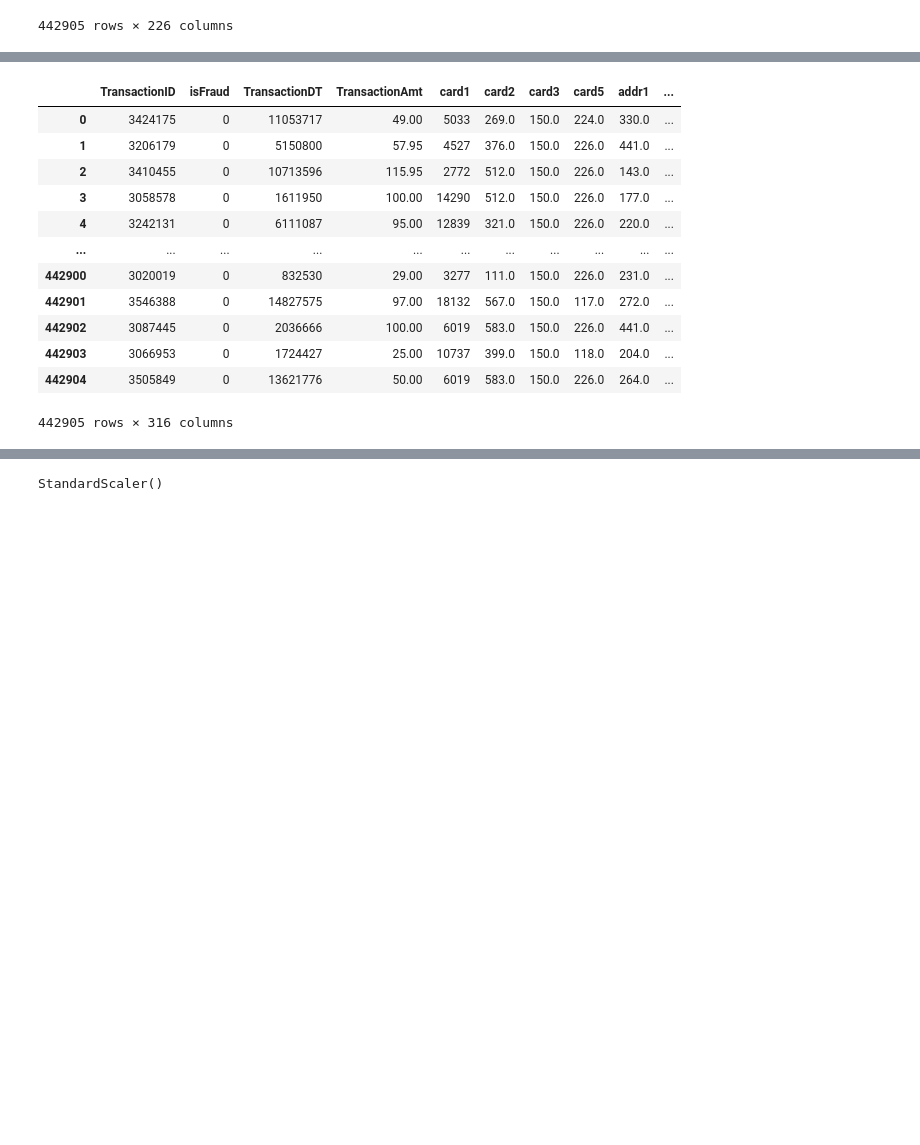
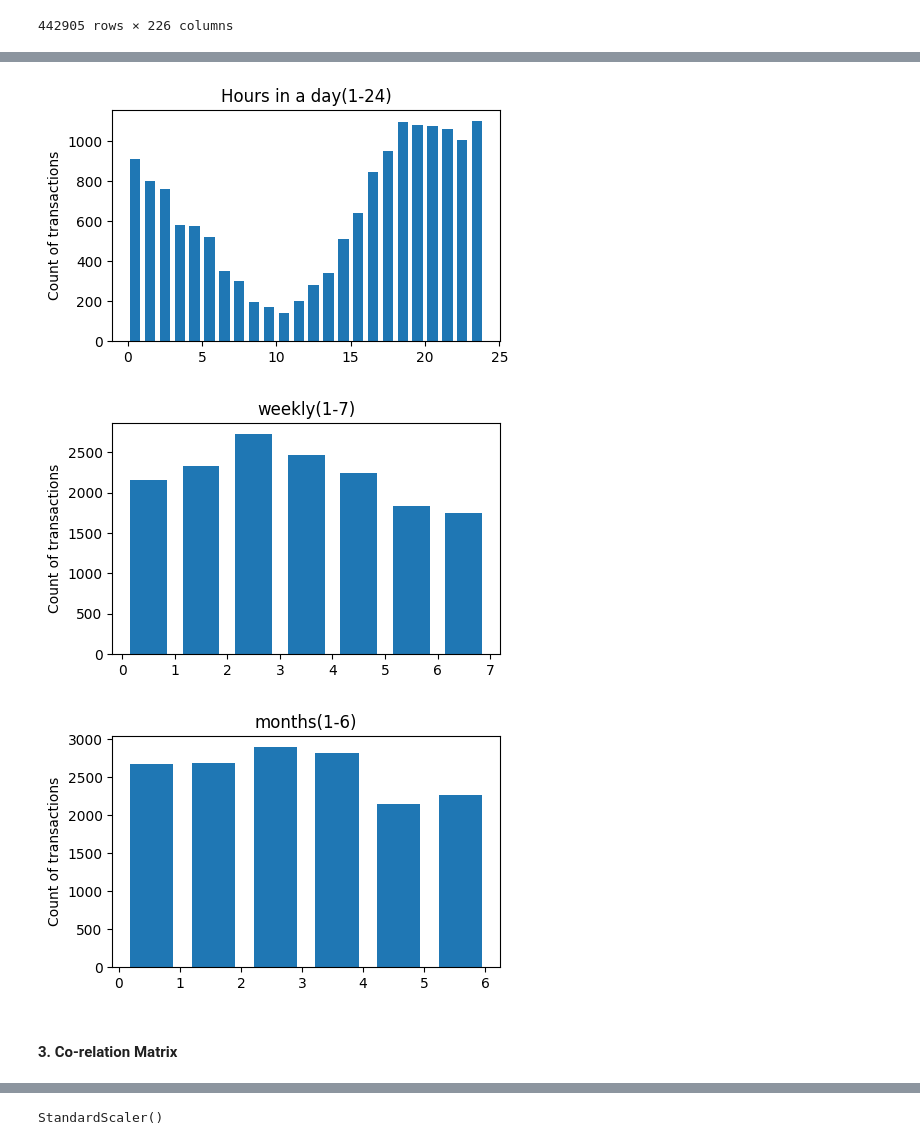
Before and after one commit to sm0223/its_a_fraud_ml, a Jupyter notebook: its-a-fraud.ipynb, the cells around one changed output, grey strips where cells are left out. Drawn from its saved outputs; the diff is of its cells as text; code cells hidden in the pictures; blank space fills up the shorter version.

```diff
--- a/its-a-fraud.ipynb
+++ b/its-a-fraud.ipynb
@@ -243,16 +220,46 @@ one_hot_encoded_data = pd.get_dummies(newdf, columns = ['ProductCD','card4','car
+# %%
+
+no_of_seconds_hour = 3600
+no_of_seconds_day = 24 * no_of_seconds_hour
+no_of_seconds_week = 7 * no_of_seconds_day
+no_of_seconds_month = 30 * no_of_seconds_day
+
+transactions_per_hour = (newdf['TransactionDT'] % no_of_seconds_day) / no_of_seconds_hour
+transactions_per_week = (newdf['TransactionDT'] / no_of_seconds_week) % 7
+transactions_per_month = newdf['TransactionDT'] / no_of_seconds_month
+newdf_ = newdf[newdf['isFraud'] == 1]
+
+transactions_per_hour_f = (newdf_['TransactionDT'] % no_of_seconds_day) / no_of_seconds_hour
+transactions_per_week_f= (newdf_['TransactionDT'] / no_of_seconds_week) % 7
+transactions_per_month_f = newdf_['TransactionDT'] / no_of_seconds_month
+# %%
+plt.figure(figsize= (5,3))
+plt.title("Hours in a day(1-24)")
+plt.ylabel('Count of transactions')
+# plt.xlabel('Hours in a day(0-24)')
+# plt.hist(transactions_per_hour, bins=24, )
+plt.hist(transactions_per_hour_f, bins=24,  rwidth=0.7)
+
+plt.show()
+
+plt.figure(figsize= (5,3))
+plt.title("weekly(1-7)")
+plt.ylabel('Count of transactions')
+# plt.xlabel('Hours in a day(0-24)')
+plt.hist(transactions_per_week_f, bins=7,  rwidth=0.7)
+plt.show()
+
+plt.figure(figsize= (5,3))
+plt.title("months(1-6)")
+plt.ylabel('Count of transactions')
+# plt.xlabel('Hours in a day(0-24)')
+plt.hist(transactions_per_month_f, bins=6,  rwidth=0.7)
+plt.show()
+# %% [output]
+[figure, added]
+[figure, added]
+[figure, added]
+# %% [markdown]
+#### 3. Co-relation Matrix
 # %%
-one_hot_encoded_data
+# corr_mat = ohe_data.corr().abs()
-# %% [output]
-|  | TransactionID | isFraud | TransactionDT | TransactionAmt | card1 | card2 | card3 | card5 | addr1 | ... |
-| 0 | 3424175 | 0 | 11053717 | 49.00 | 5033 | 269.0 | 150.0 | 224.0 | 330.0 | ... |
-| 1 | 3206179 | 0 | 5150800 | 57.95 | 4527 | 376.0 | 150.0 | 226.0 | 441.0 | ... |
-| 2 | 3410455 | 0 | 10713596 | 115.95 | 2772 | 512.0 | 150.0 | 226.0 | 143.0 | ... |
-| 3 | 3058578 | 0 | 1611950 | 100.00 | 14290 | 512.0 | 150.0 | 226.0 | 177.0 | ... |
-| 4 | 3242131 | 0 | 6111087 | 95.00 | 12839 | 321.0 | 150.0 | 226.0 | 220.0 | ... |
-| ... | ... | ... | ... | ... | ... | ... | ... | ... | ... | ... |
-| 442900 | 3020019 | 0 | 832530 | 29.00 | 3277 | 111.0 | 150.0 | 226.0 | 231.0 | ... |
-| 442901 | 3546388 | 0 | 14827575 | 97.00 | 18132 | 567.0 | 150.0 | 117.0 | 272.0 | ... |
-| 442902 | 3087445 | 0 | 2036666 | 100.00 | 6019 | 583.0 | 150.0 | 226.0 | 441.0 | ... |
-| 442903 | 3066953 | 0 | 1724427 | 25.00 | 10737 | 399.0 | 150.0 | 118.0 | 204.0 | ... |
-| 442904 | 3505849 | 0 | 13621776 | 50.00 | 6019 | 583.0 | 150.0 | 226.0 | 264.0 | ... |
-442905 rows × 316 columns
```
Also changed, not shown: parts of 91 cells of this notebook.
